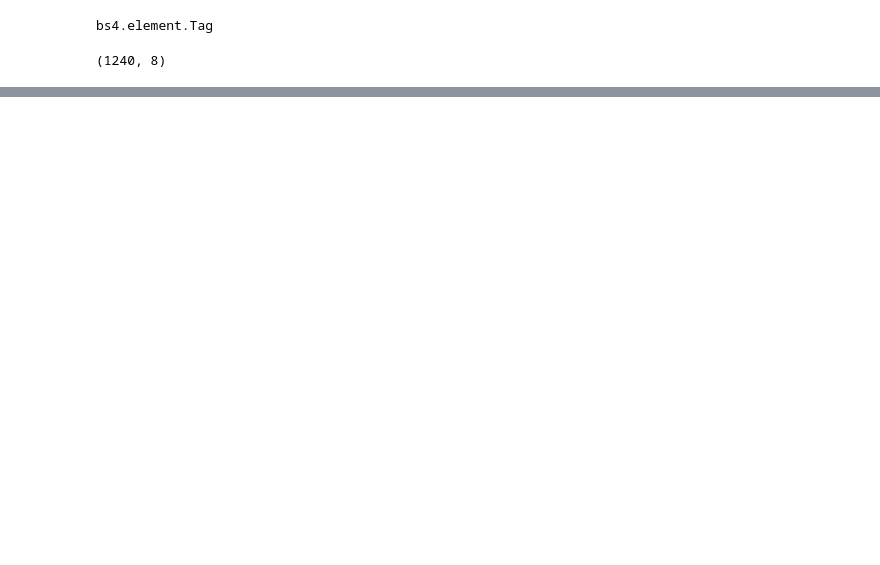
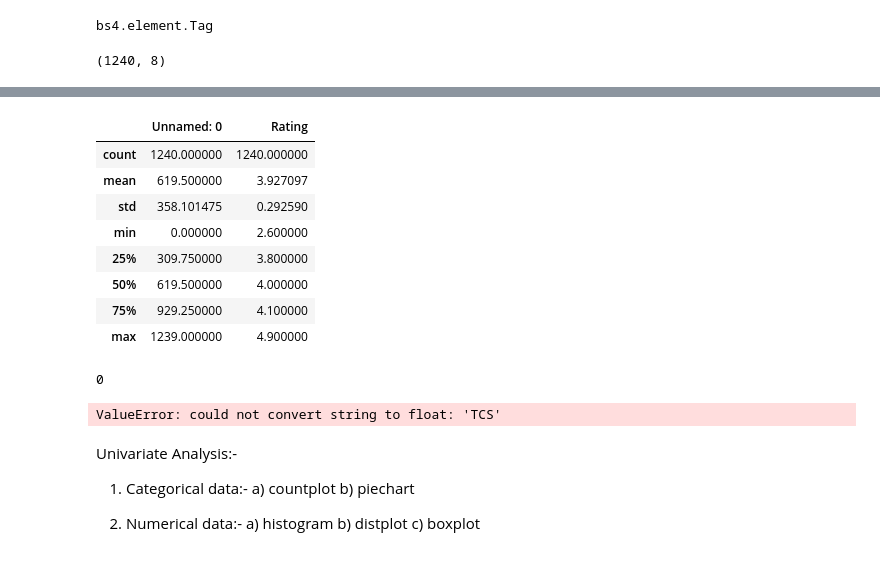
Before and after one commit to Rosireddy-V/Data_analysis, a Jupyter notebook: code.ipynb, the cells around one changed output, grey strips where cells are left out. Drawn from its saved outputs; the diff is of its cells as text; code cells hidden in the pictures; blank space fills up the shorter version.

```diff
--- a/code.ipynb
+++ b/code.ipynb
@@ -498,0 +575,30 @@ data.shape
+# %%
+test.describe()
+# %% [output]
+|  | Unnamed: 0 | Rating |
+| count | 1240.000000 | 1240.000000 |
+| mean | 619.500000 | 3.927097 |
+| std | 358.101475 | 0.292590 |
+| min | 0.000000 | 2.600000 |
+| 25% | 309.750000 | 3.800000 |
+| 50% | 619.500000 | 4.000000 |
+| 75% | 929.250000 | 4.100000 |
+| max | 1239.000000 | 4.900000 |
+# %%
+test.duplicated().sum()
+# %% [output]
+0
+# %%
+test.corr()['Rating']
+# %% [output]
+ValueError: could not convert string to float: 'TCS'
+# %% [markdown]
+Univariate Analysis:-
+1) Categorical data:-
+a) countplot
+b) piechart
+
+2) Numerical data:-
+a) histogram
+b) distplot
+c) boxplot
```
Also changed, not shown: parts of 11 cells of this notebook.
